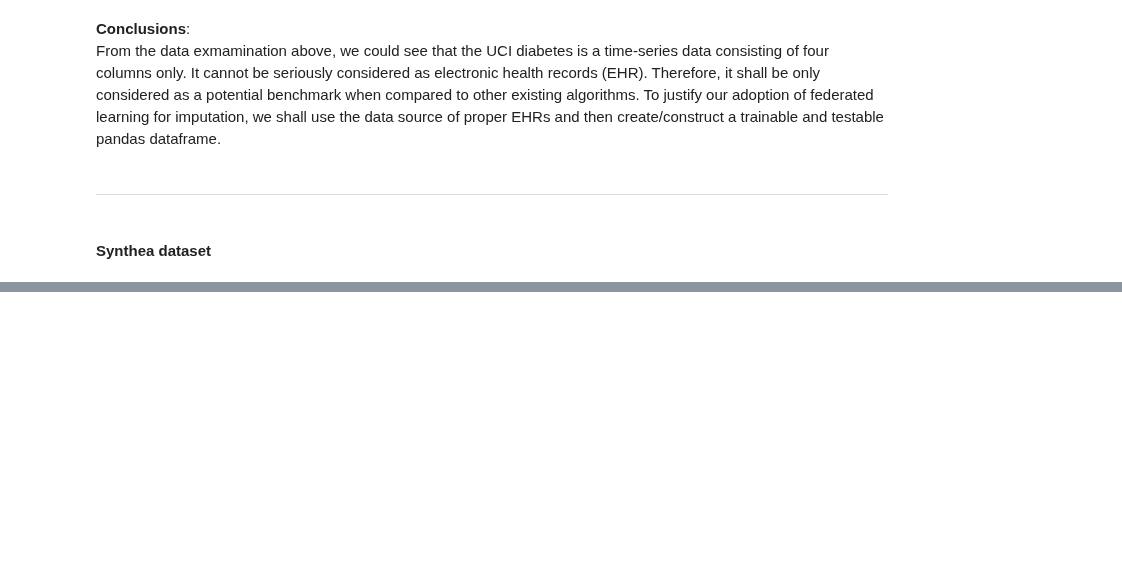
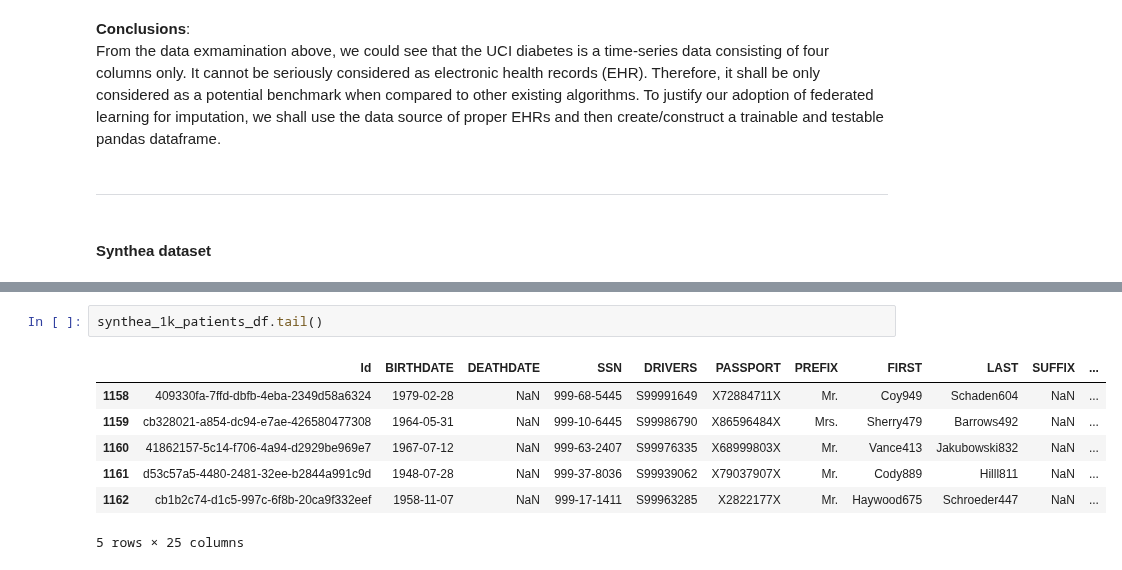
Before and after one commit to Orthologues/VAEQL_plus_Imputation, a Jupyter notebook: data_exploration.ipynb, the cells around one changed output, grey strips where cells are left out. Saved outputs shown, nothing was run; the diff lists cells and outputs as text; blank space fills up the shorter version.

```diff
--- a/data_exploration.ipynb
+++ b/data_exploration.ipynb
@@ -175,0 +229,10 @@ From the data exmamination above, we could see that the UCI diabetes is a time-s
+# %%
+synthea_1k_patients_df.tail()
+# %% [output]
+|  | Id | BIRTHDATE | DEATHDATE | SSN | DRIVERS | PASSPORT | PREFIX | FIRST | LAST | SUFFIX | ... |
+| 1158 | 409330fa-7ffd-dbfb-4eba-2349d58a6324 | 1979-02-28 | NaN | 999-68-5445 | S99991649 | X72884711X | Mr. | Coy949 | Schaden604 | NaN | ... |
+| 1159 | cb328021-a854-dc94-e7ae-426580477308 | 1964-05-31 | NaN | 999-10-6445 | S99986790 | X86596484X | Mrs. | Sherry479 | Barrows492 | NaN | ... |
+| 1160 | 41862157-5c14-f706-4a94-d2929be969e7 | 1967-07-12 | NaN | 999-63-2407 | S99976335 | X68999803X | Mr. | Vance413 | Jakubowski832 | NaN | ... |
+| 1161 | d53c57a5-4480-2481-32ee-b2844a991c9d | 1948-07-28 | NaN | 999-37-8036 | S99939062 | X79037907X | Mr. | Cody889 | Hilll811 | NaN | ... |
+| 1162 | cb1b2c74-d1c5-997c-6f8b-20ca9f332eef | 1958-11-07 | NaN | 999-17-1411 | S99963285 | X2822177X | Mr. | Haywood675 | Schroeder447 | NaN | ... |
+5 rows × 25 columns
```
Also changed, not shown: parts of 9 cells of this notebook.
